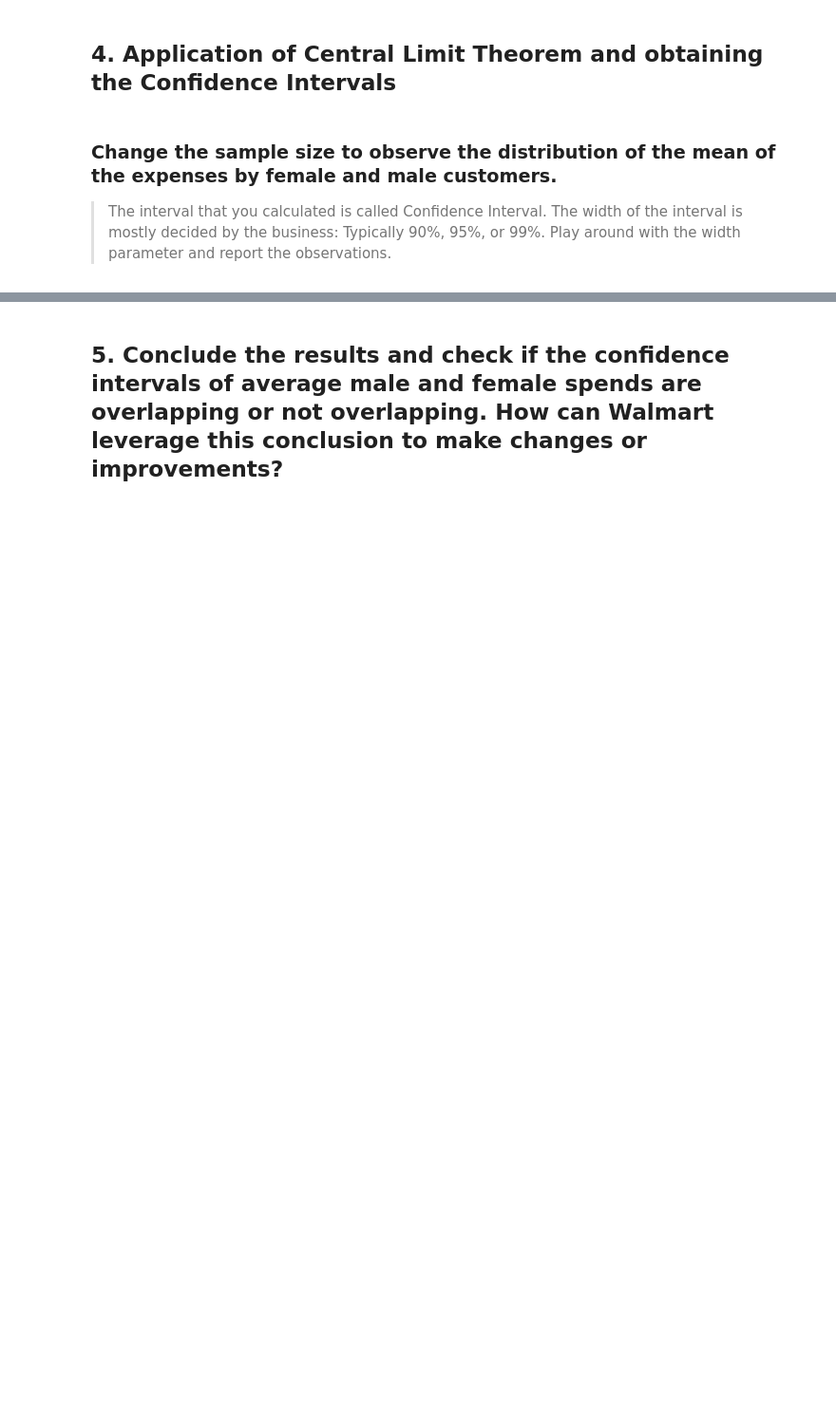
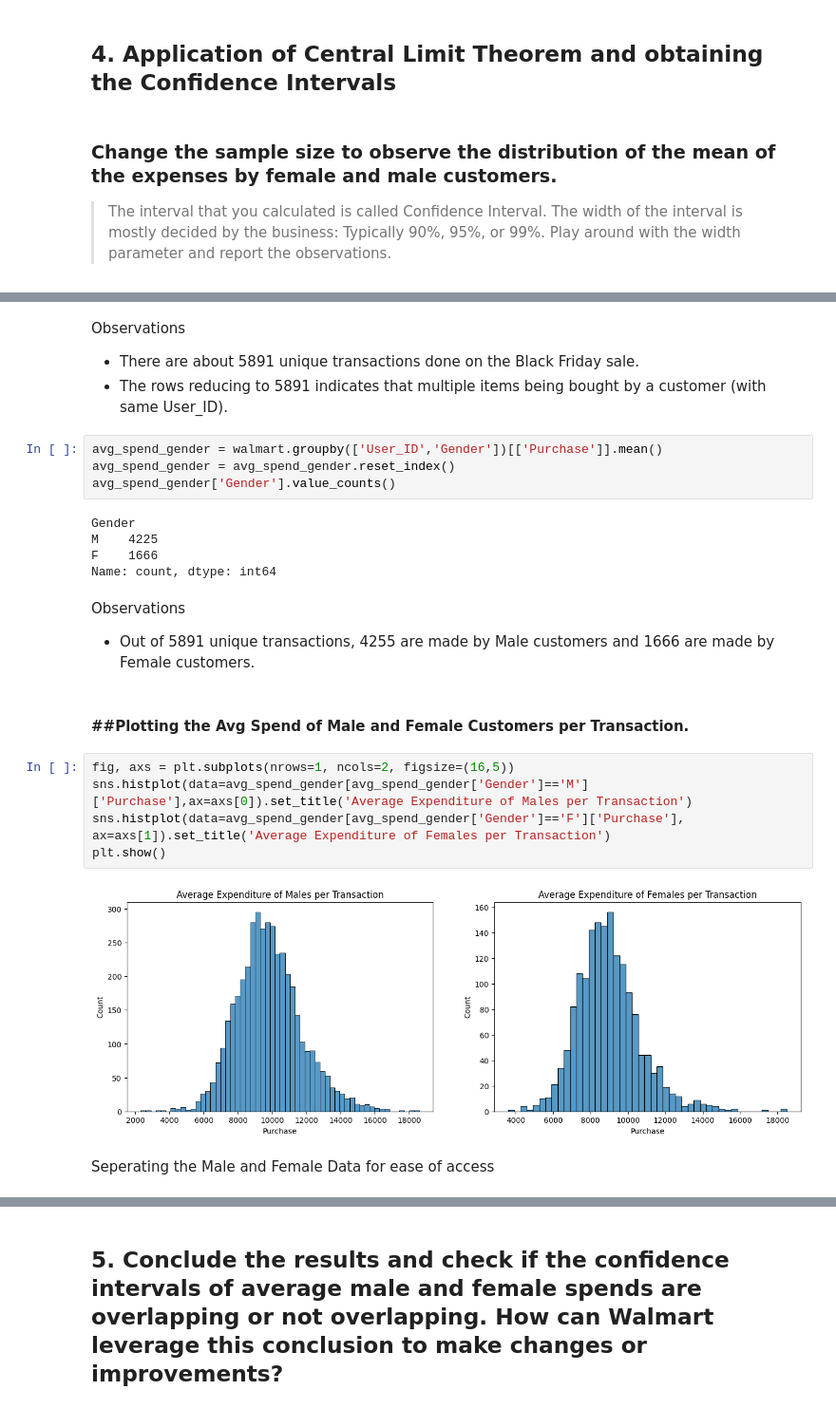
Before and after one commit to SreeMB/Wallmart_Data_Analysis, a Jupyter notebook: wallmart.ipynb, the cells around one changed output, grey strips where cells are left out. Shown at 95% size. Saved outputs shown, nothing was run; the diff lists cells and outputs as text; blank space fills up the shorter version.

```diff
--- a/wallmart.ipynb
+++ b/wallmart.ipynb
@@ -558,0 +576,27 @@ sns.pairplot(walmart)
+# %% [markdown]
+Observations
+- There are about 5891 unique transactions done on the Black Friday sale.
+- The rows reducing to 5891 indicates that multiple items being bought by a customer (with same User_ID).
+# %%
+avg_spend_gender = walmart.groupby(['User_ID','Gender'])[['Purchase']].mean()
+avg_spend_gender = avg_spend_gender.reset_index()
+avg_spend_gender['Gender'].value_counts()
+# %% [output]
+Gender
+M    4225
+F    1666
+Name: count, dtype: int64
+# %% [markdown]
+Observations
+- Out of 5891 unique transactions, 4255 are made by Male customers and 1666 are made by Female customers.
+# %% [markdown]
+#### ##Plotting the Avg Spend of Male and Female Customers per Transaction.
+# %%
+fig, axs = plt.subplots(nrows=1, ncols=2, figsize=(16,5))
+sns.histplot(data=avg_spend_gender[avg_spend_gender['Gender']=='M']['Purchase'],ax=axs[0]).set_title('Average Expenditure of Males per Transaction')
+sns.histplot(data=avg_spend_gender[avg_spend_gender['Gender']=='F']['Purchase'], ax=axs[1]).set_title('Average Expenditure of Females per Transaction')
+plt.show()
+# %% [output]
+[figure, added]
+# %% [markdown]
+Seperating the Male and Female Data for ease of access
```
Also changed, not shown: parts of 45 cells of this notebook, 1 other file.
